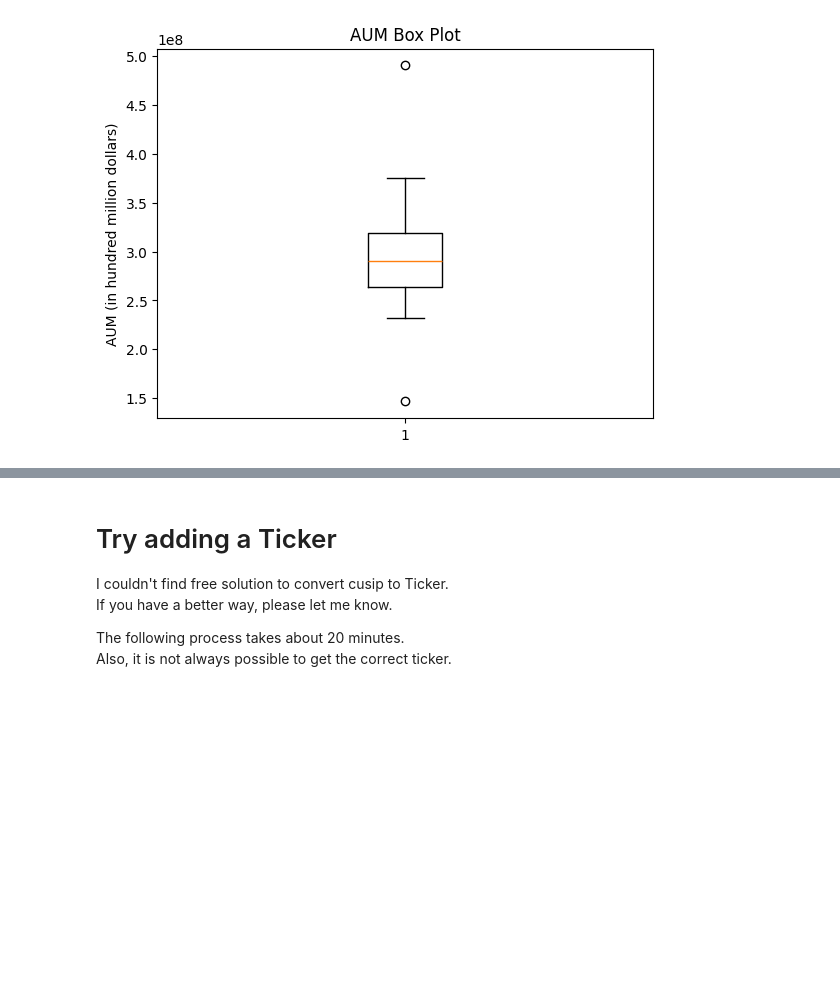
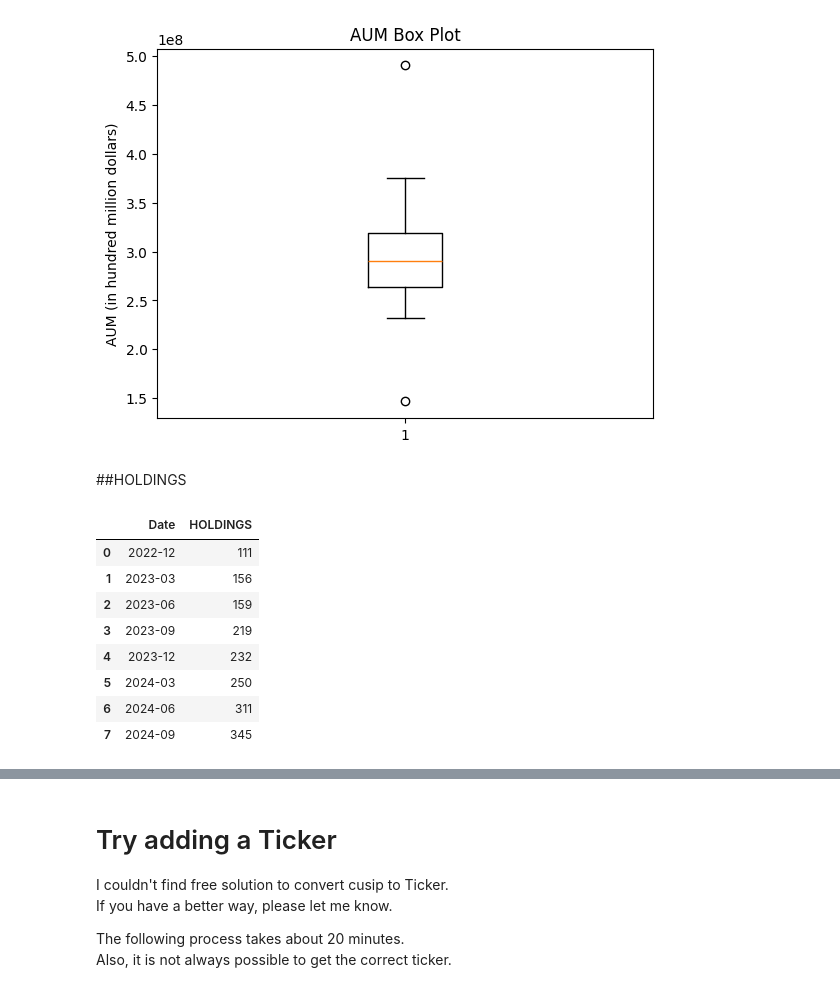
Before and after one commit to Kei-Sanada/Holdings-of-Numerai-GP-LLC, a Jupyter notebook: Analysis_Numerai_GP.ipynb, the cells around one changed output, grey strips where cells are left out. Drawn from its saved outputs; the diff is of its cells as text; code cells hidden in the pictures; blank space fills up the shorter version.

```diff
--- a/Analysis_Numerai_GP.ipynb
+++ b/Analysis_Numerai_GP.ipynb
@@ -73,3 +73,5 @@ plt.title('AUM Box Plot')
 plt.show()
 # %% [output]
 [figure]
+# %% [markdown]
+##HOLDINGS
@@ -75,0 +85,12 @@ plt.show()
+# %%
+numerai_13f_history_holdings
+# %% [output]
+|  | Date | HOLDINGS |
+| 0 | 2022-12 | 111 |
+| 1 | 2023-03 | 156 |
+| 2 | 2023-06 | 159 |
+| 3 | 2023-09 | 219 |
+| 4 | 2023-12 | 232 |
+| 5 | 2024-03 | 250 |
+| 6 | 2024-06 | 311 |
+| 7 | 2024-09 | 345 |
```
Also changed, not shown: parts of 2 cells of this notebook.
